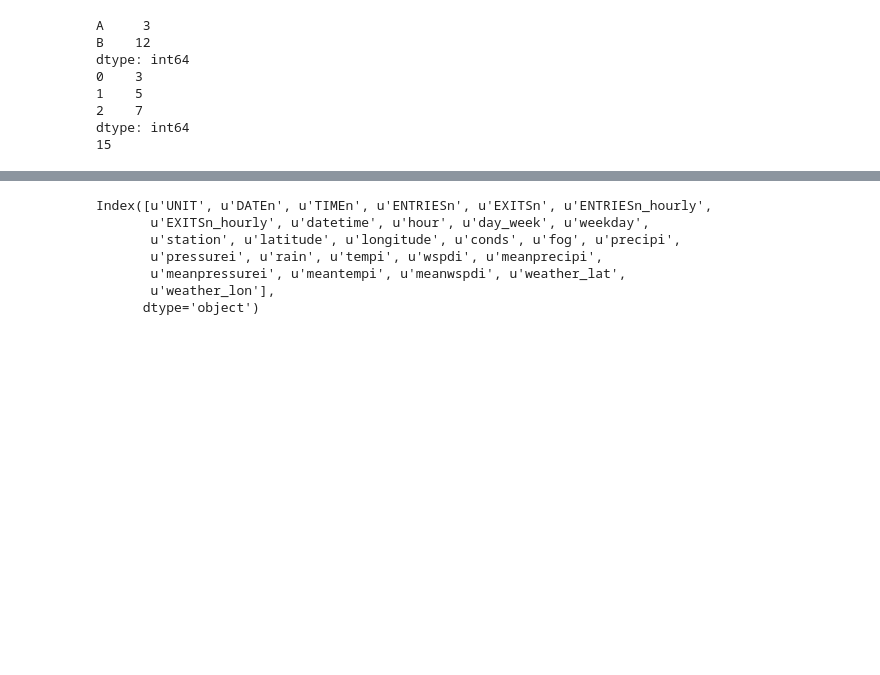
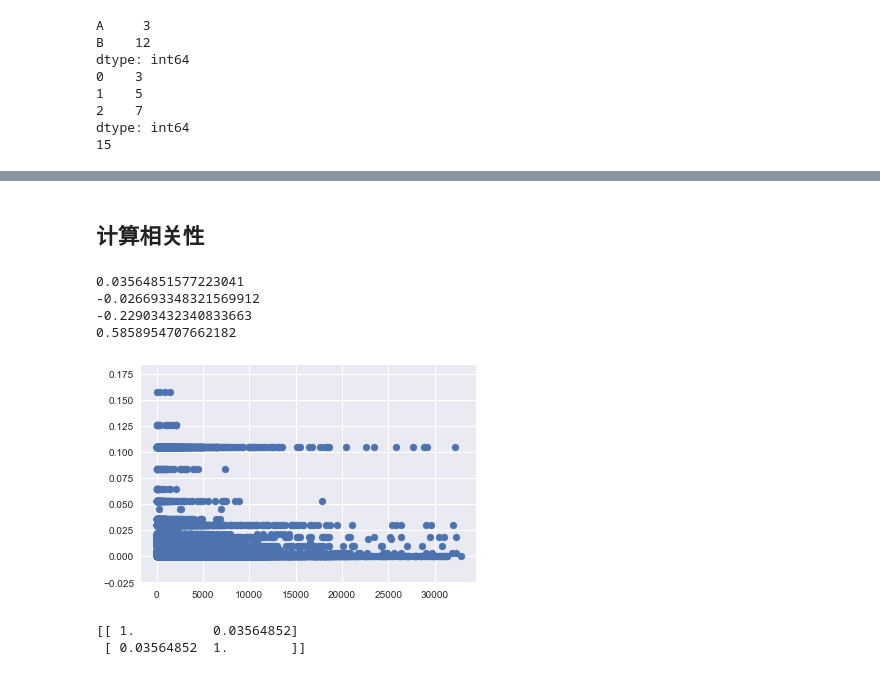
Before and after one commit to Morrowind1983/Udacity-Intro-to-Statistics, a Jupyter notebook: ud170 - 数据分析入门/03 - 用Numpy和Pandas分析二维数据/Exercise.ipynb, the cells around one changed output, grey strips where cells are left out. Drawn from its saved outputs; the diff is of its cells as text; code cells hidden in the pictures; blank space fills up the shorter version.

```diff
--- a/ud170 - 数据分析入门/03 - 用Numpy和Pandas分析二维数据/Exercise.ipynb
+++ b/ud170 - 数据分析入门/03 - 用Numpy和Pandas分析二维数据/Exercise.ipynb
@@ -259,10 +247,43 @@ df.head()
-# %%
-df.columns
-# %% [output]
-Index([u'UNIT', u'DATEn', u'TIMEn', u'ENTRIESn', u'EXITSn', u'ENTRIESn_hourly',
-       u'EXITSn_hourly', u'datetime', u'hour', u'day_week', u'weekday',
-       u'station', u'latitude', u'longitude', u'conds', u'fog', u'precipi',
-       u'pressurei', u'rain', u'tempi', u'wspdi', u'meanprecipi',
-       u'meanpressurei', u'meantempi', u'meanwspdi', u'weather_lat',
-       u'weather_lon'],
-      dtype='object')
+# %% [markdown]
+## 计算相关性
+# %%
+filename = 'nyc_subway_weather.csv'
+subway_df = pd.read_csv(filename)
+
+def correlation(x, y):
+    '''
+    Fill in this function to compute the correlation between the two
+    input variables. Each input is either a NumPy array or a Pandas
+    Series.
+
+    correlation = average of (x in standard units) times (y in standard units)
+
+    Remember to pass the argument "ddof=0" to the Pandas std() function!
+    '''
+    std_x = (x - x.mean()) / x.std(ddof=0)
+    std_y = (y - y.mean()) / y.std(ddof=0)
+    return (std_x * std_y).mean()
+
+entries = subway_df['ENTRIESn_hourly']
+cum_entries = subway_df['ENTRIESn']
+rain = subway_df['meanprecipi']
+temp = subway_df['meantempi']
+
+print(correlation(entries, rain))
+print(correlation(entries, temp))
+print(correlation(rain, temp))
+
+print(correlation(entries, cum_entries))
+# %% [output]
+0.03564851577223041
+-0.026693348321569912
+-0.22903432340833663
+0.5858954707662182
+# %%
+plt.scatter(entries, rain)
+plt.show()
+print(np.corrcoef(entries, rain))
+# %% [output]
+[figure, added]
+[[ 1.          0.03564852]
+ [ 0.03564852  1.        ]]
```
Also changed, not shown: parts of 25 cells of this notebook, 2 other files.
